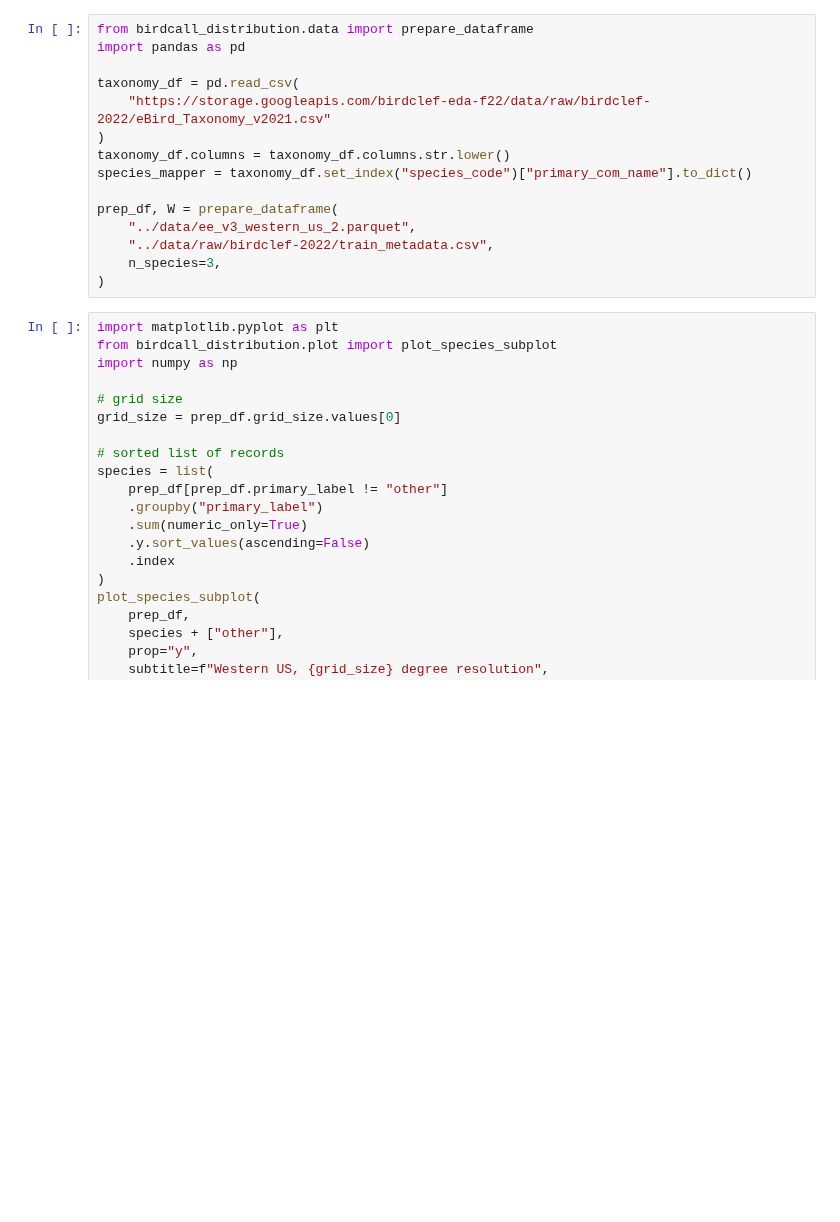
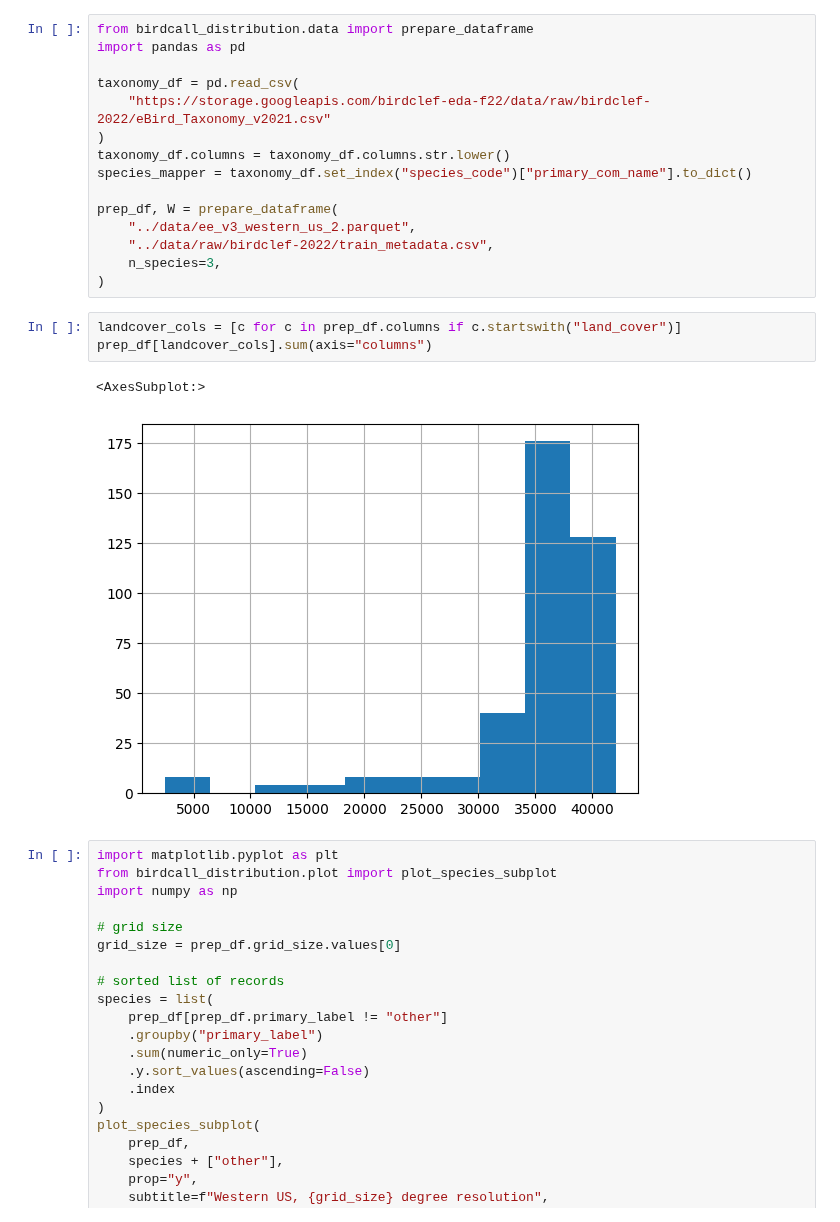
Before and after one commit to acmiyaguchi/iyse4620-birdcall-distributions, a Jupyter notebook: notebooks/2022-12-02-plots.ipynb, the cells around one changed output. Drawn from its saved outputs; the diff is of its cells as text; blank space fills up the shorter version.

```diff
--- a/notebooks/2022-12-02-plots.ipynb
+++ b/notebooks/2022-12-02-plots.ipynb
@@ -24,6 +24,12 @@ prep_df, W = prepare_dataframe(
     "../data/raw/birdclef-2022/train_metadata.csv",
     n_species=3,
 )
+# %%
+landcover_cols = [c for c in prep_df.columns if c.startswith("land_cover")]
+prep_df[landcover_cols].sum(axis="columns")
+# %% [output]
+<AxesSubplot:>
+[figure, added]
 # %%
 import matplotlib.pyplot as plt
 from birdcall_distribution.plot import plot_species_subplot
```
Also changed, not shown: parts of 10 cells of this notebook, 1 other file.
